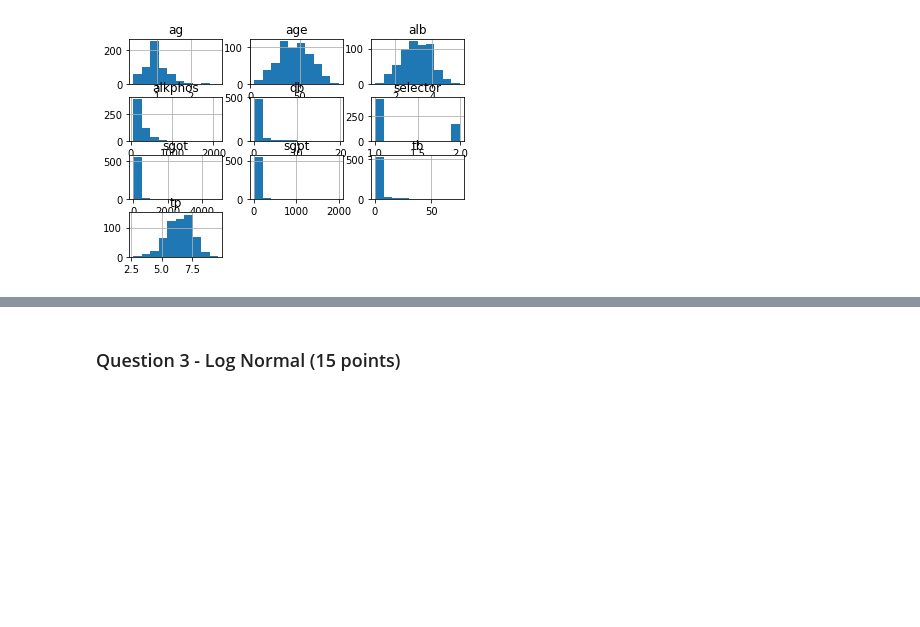
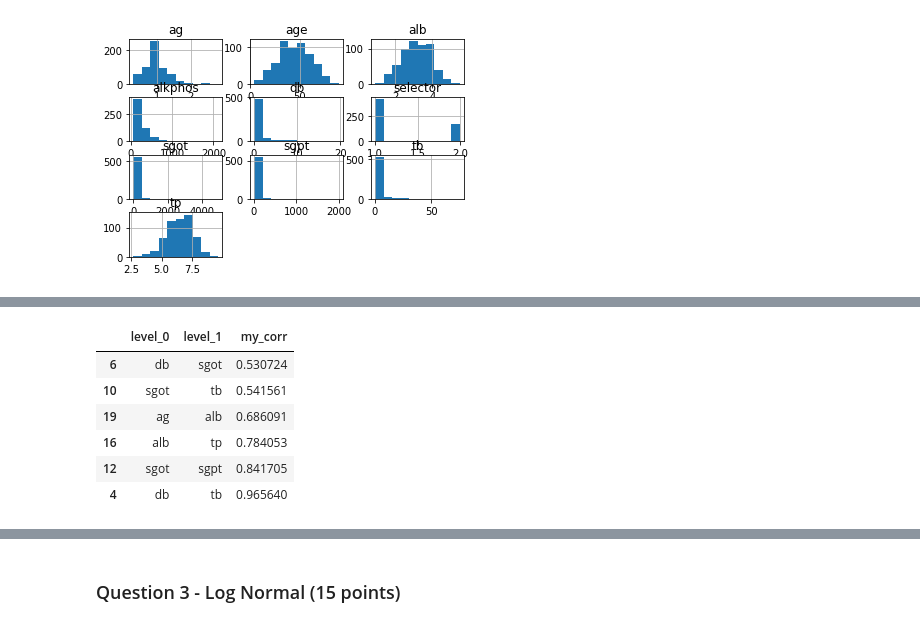
Before and after one commit to ihadanny/stat3620, a Jupyter notebook: HW3_034537969_322156159.ipynb, the cells around one changed output, grey strips where cells are left out. Saved outputs shown, nothing was run; the diff lists cells and outputs as text; code cells hidden in the pictures; blank space fills up the shorter version.

```diff
--- a/HW3_034537969_322156159.ipynb
+++ b/HW3_034537969_322156159.ipynb
@@ -220,0 +228,12 @@ for col in ['alkphos']:
+# %%
+sig_corr = corr[abs(corr) > 0.5].stack().reset_index(name='my_corr')
+sig_corr = sig_corr.query('level_0 < level_1').sort_values('my_corr')
+sig_corr
+# %% [output]
+|  | level_0 | level_1 | my_corr |
+| 6 | db | sgot | 0.530724 |
+| 10 | sgot | tb | 0.541561 |
+| 19 | ag | alb | 0.686091 |
+| 16 | alb | tp | 0.784053 |
+| 12 | sgot | sgpt | 0.841705 |
+| 4 | db | tb | 0.965640 |
```
Also changed, not shown: parts of 6 cells of this notebook.
